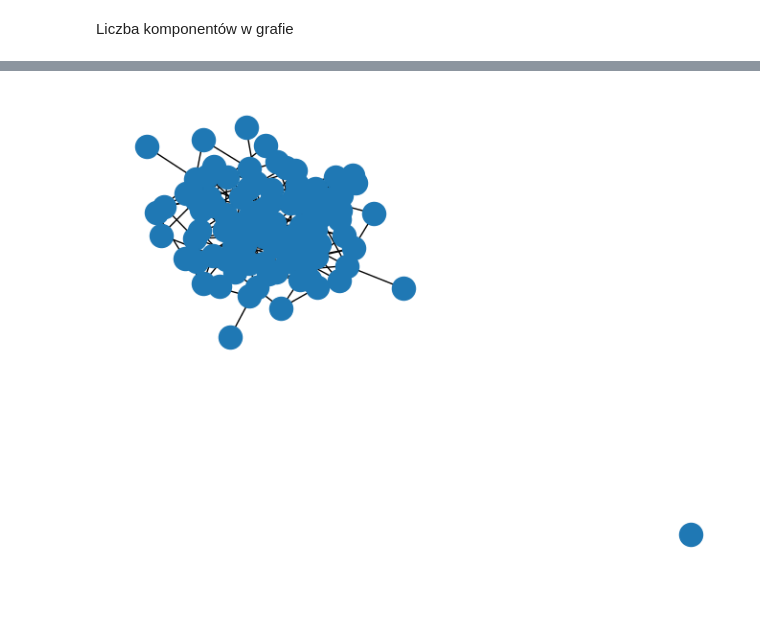
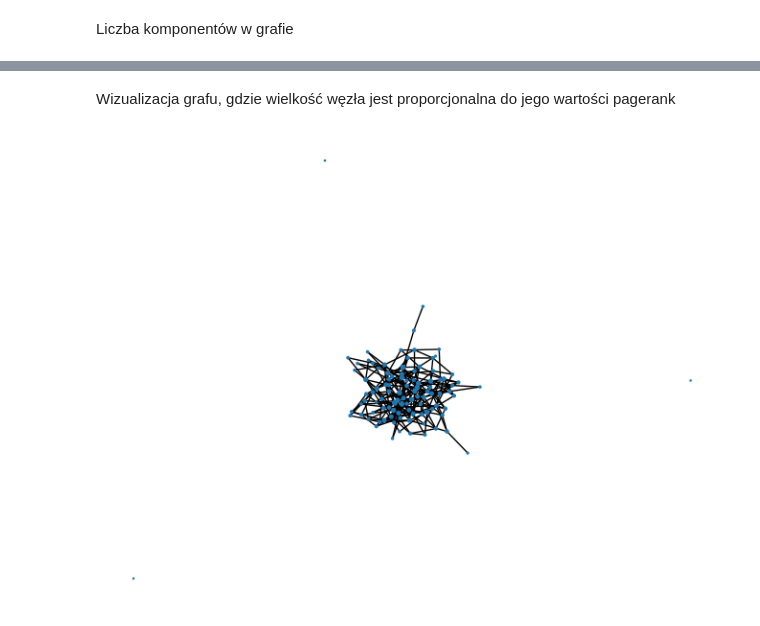
Before and after one commit to Ninj4M4ster/complex_networks, a Jupyter notebook: list2/notebook.ipynb, the cells around one changed output, grey strips where cells are left out. Cells and saved outputs as stored; diff of their text form; code cells hidden in the pictures; blank space fills up the shorter version.

```diff
--- a/list2/notebook.ipynb
+++ b/list2/notebook.ipynb
@@ -36,4 +37,8 @@ nx.number_connected_components(er_graph)
-# %%
-nx.draw(er_graph)
-# %% [output]
-[figure, removed]
+# %% [markdown]
+Wizualizacja grafu, gdzie wielkość węzła jest proporcjonalna do jego wartości pagerank
+# %%
+page_rank = np.array(list(nx.pagerank(er_graph).values())) * 500
+
+nx.draw(er_graph, node_size=page_rank)
+# %% [output]
+[figure, added]
```
Also changed, not shown: parts of 38 cells of this notebook, 1 other file.
